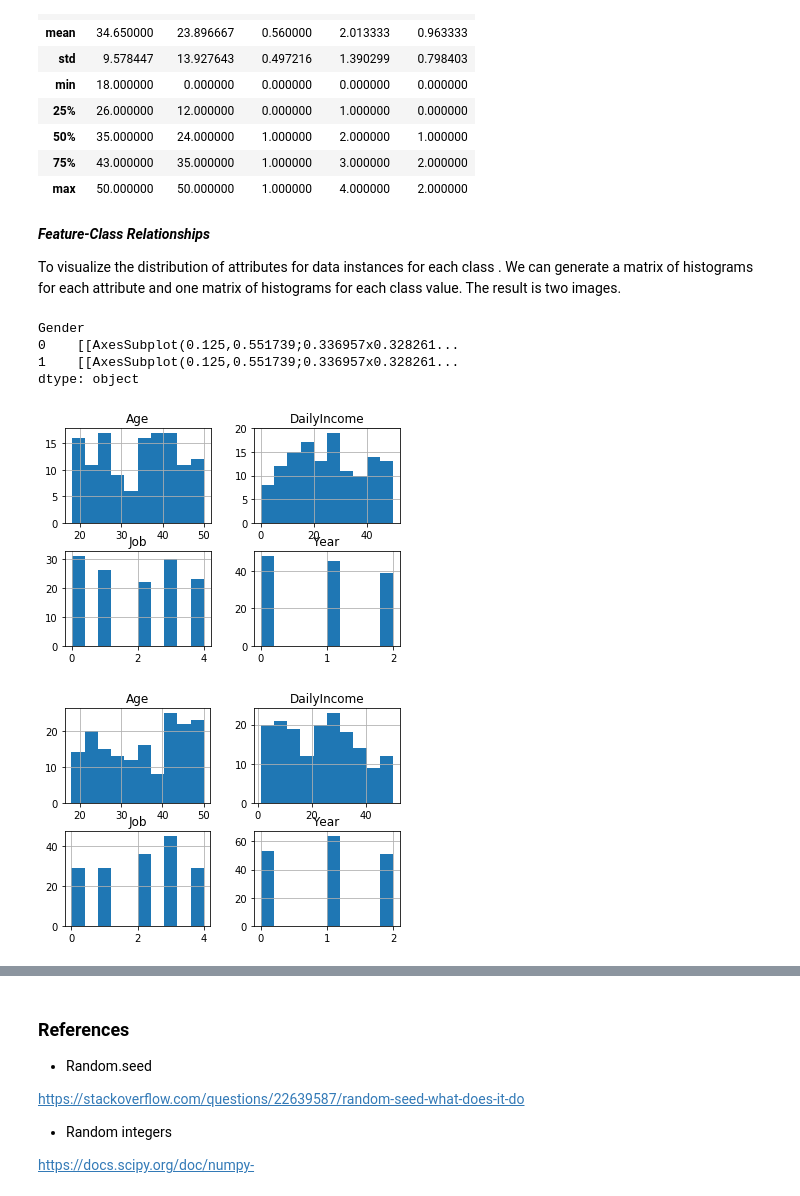
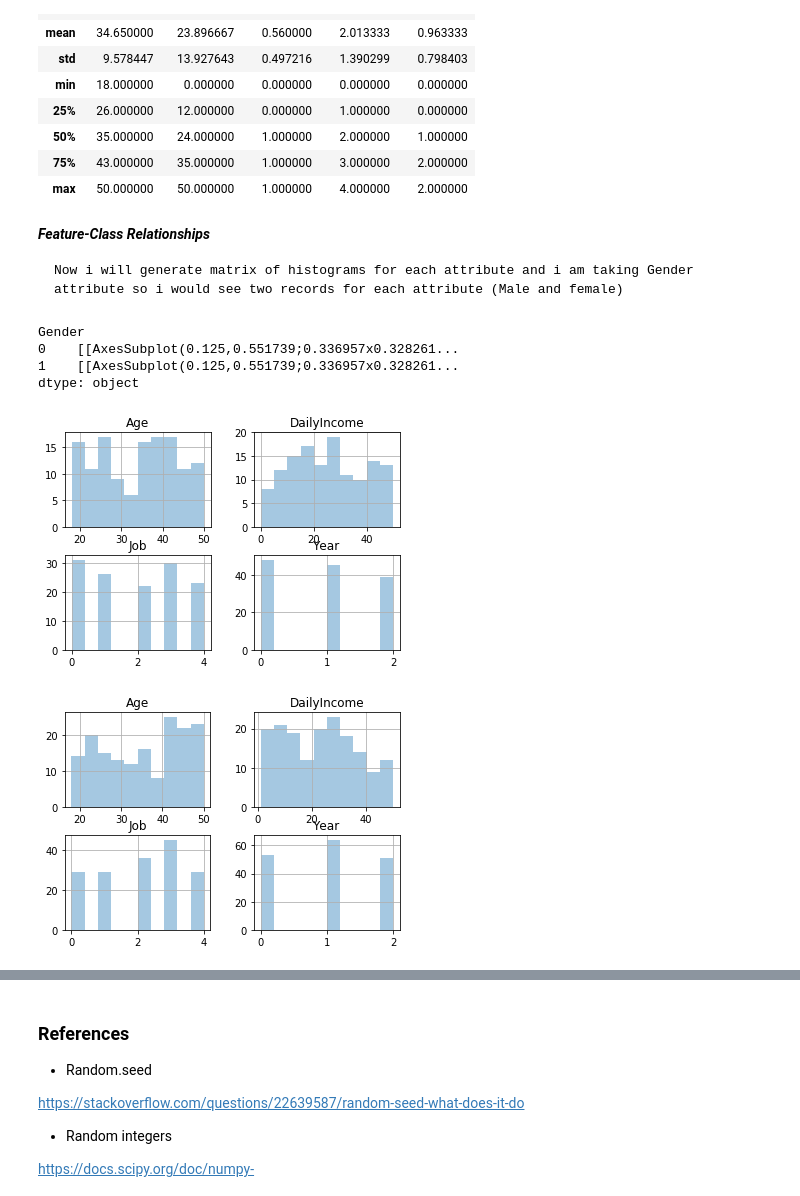
Before and after one commit to G00364769/Project_Programming-for-Data-Analysis, a Jupyter notebook: Project.ipynb, the cells around one changed output, grey strips where cells are left out. Saved outputs shown, nothing was run; the diff lists cells and outputs as text; code cells hidden in the pictures.

```diff
--- a/Project.ipynb
+++ b/Project.ipynb
@@ -201,0 +117,5 @@ I am going to check how many are getting highets Paid.
+# %%
+# using pandas lib to create data frame
+import pandas as pd
+Df= pd.DataFrame({"Year":Year,"Job":Job,"Age":Age,"Gender":Gender,"DailyIncome":DailyIncome})
+Df
@@ -328,17 +265,16 @@ Df.describe()
 | 50% | 35.000000 | 24.000000 | 1.000000 | 2.000000 | 1.000000 |
 | 75% | 43.000000 | 35.000000 | 1.000000 | 3.000000 | 2.000000 |
 | max | 50.000000 | 50.000000 | 1.000000 | 4.000000 | 2.000000 |
-# %% [markdown]
-***Feature-Class Relationships***
-
-To visualize the distribution of attributes for data instances for each class . We can generate a matrix of histograms for each attribute and one matrix of histograms for each class value.
-The result is two images.
+# %% [markdown]
+***Feature-Class Relationships***
+
+    Now i will generate matrix of histograms for each attribute and i am taking Gender attribute so i would see two records for each attribute (Male and female)
 # %%
-Df.groupby('Gender').hist()
+Df.groupby('Gender').hist(alpha=0.4)
 # %% [output]
 Gender
 0    [[AxesSubplot(0.125,0.551739;0.336957x0.328261...
 1    [[AxesSubplot(0.125,0.551739;0.336957x0.328261...
 dtype: object
-[figure, old version]
+[figure, new version]
-[figure, old version]
+[figure, new version]
```
Also changed, not shown: parts of 57 cells of this notebook.
